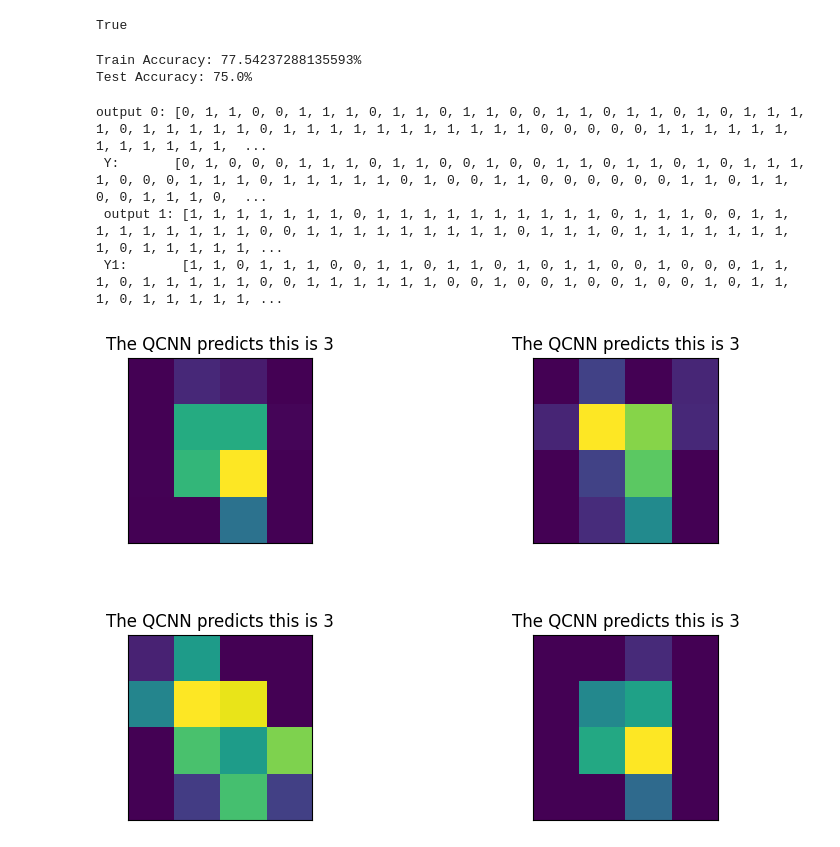
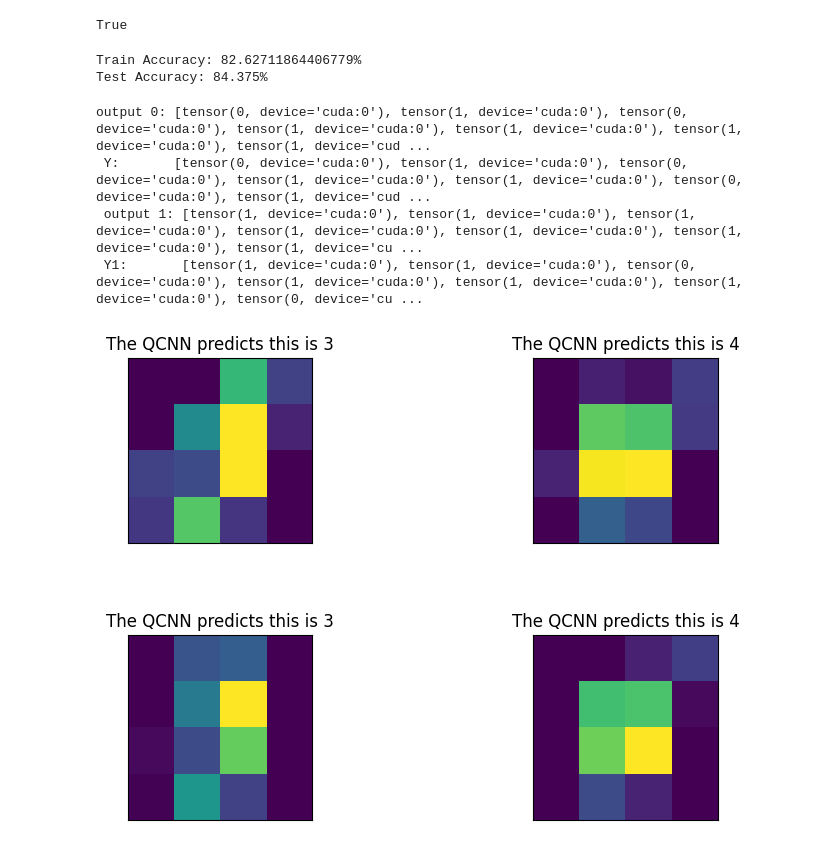
Before and after one commit to hmk55555/QCNN-Research, a Jupyter notebook: GPU/V4 (FINAL TESTING)/Estimator 2 Classes Circuit 1 (256 Batch)/TwoQubits(One_Hot).ipynb, the cells around one changed output. Cells and saved outputs as stored; diff of their text form; code cells hidden in the pictures.

```diff
--- a/GPU/V4 (FINAL TESTING)/Estimator 2 Classes Circuit 1 (256 Batch)/TwoQubits(One_Hot).ipynb
+++ b/GPU/V4 (FINAL TESTING)/Estimator 2 Classes Circuit 1 (256 Batch)/TwoQubits(One_Hot).ipynb
@@ -637,38 +637,38 @@ torch.save(savemodel, "OneQubit(One_Hot)")
 # %% [output]
 True
 # %%
-evalmodel = torch.load("OneQubit(BCE_Loss)", weights_only=False).to("cuda")
+evalmodel = torch.load("TwoQubits(One_Hot)", weights_only=False).to("cuda")
 evalmodel.eval()
 output0 = evalmodel(X)
 output1 = evalmodel(X1)
 print(f"Train Accuracy: {accuracy(output0, Y)}%")
 print(f"Test Accuracy: {accuracy(output1, Y1)}%")
 # %% [output]
-Train Accuracy: 77.54237288135593%
-Test Accuracy: 75.0%
+Train Accuracy: 82.62711864406779%
+Test Accuracy: 84.375%
 # %%
 def translate(array):
     arr = []
     for e in array:
-        arr.append(torch.argmax(e.item()))
+        arr.append(torch.argmax(e))
     return arr
 print(f"output 0: {translate(output0)}, \n Y:       {translate(Y)}, \n output 1: {translate(output1)}, \n Y1:       {translate(Y1)}")
 # %% [output]
-output 0: [0, 1, 1, 0, 0, 1, 1, 1, 0, 1, 1, 0, 1, 1, 0, 0, 1, 1, 0, 1, 1, 0, 1, 0, 1, 1, 1, 1, 0, 1, 1, 1, 1, 1, 0, 1, 1, 1, 1, 1, 1, 1, 1, 1, 1, 1, 0, 0, 0, 0, 0, 1, 1, 1, 1, 1, 1, 1, 1, 1, 1, 1, 1,  ...
- Y:       [0, 1, 0, 0, 0, 1, 1, 1, 0, 1, 1, 0, 0, 1, 0, 0, 1, 1, 0, 1, 1, 0, 1, 0, 1, 1, 1, 1, 0, 0, 0, 1, 1, 1, 0, 1, 1, 1, 1, 1, 0, 1, 0, 0, 1, 1, 0, 0, 0, 0, 0, 0, 1, 1, 0, 1, 1, 0, 0, 1, 1, 1, 0,  ...
- output 1: [1, 1, 1, 1, 1, 1, 1, 0, 1, 1, 1, 1, 1, 1, 1, 1, 1, 1, 0, 1, 1, 1, 0, 0, 1, 1, 1, 1, 1, 1, 1, 1, 1, 0, 0, 1, 1, 1, 1, 1, 1, 1, 1, 1, 0, 1, 1, 1, 0, 1, 1, 1, 1, 1, 1, 1, 1, 0, 1, 1, 1, 1, 1, ...
- Y1:       [1, 1, 0, 1, 1, 1, 0, 0, 1, 1, 0, 1, 1, 0, 1, 0, 1, 1, 0, 0, 1, 0, 0, 0, 1, 1, 1, 0, 1, 1, 1, 1, 1, 0, 0, 1, 1, 1, 1, 1, 1, 0, 0, 1, 0, 0, 1, 0, 0, 1, 0, 0, 1, 0, 1, 1, 1, 0, 1, 1, 1, 1, 1, ...
+output 0: [tensor(0, device='cuda:0'), tensor(1, device='cuda:0'), tensor(0, device='cuda:0'), tensor(1, device='cuda:0'), tensor(1, device='cuda:0'), tensor(1, device='cuda:0'), tensor(1, device='cud ...
+ Y:       [tensor(0, device='cuda:0'), tensor(1, device='cuda:0'), tensor(0, device='cuda:0'), tensor(1, device='cuda:0'), tensor(1, device='cuda:0'), tensor(0, device='cuda:0'), tensor(1, device='cud ...
+ output 1: [tensor(1, device='cuda:0'), tensor(1, device='cuda:0'), tensor(1, device='cuda:0'), tensor(1, device='cuda:0'), tensor(1, device='cuda:0'), tensor(1, device='cuda:0'), tensor(1, device='cu ...
+ Y1:       [tensor(1, device='cuda:0'), tensor(1, device='cuda:0'), tensor(0, device='cuda:0'), tensor(1, device='cuda:0'), tensor(1, device='cuda:0'), tensor(1, device='cuda:0'), tensor(0, device='cu ...
 # %%
 fig, ax = plt.subplots(2, 2, figsize=(10, 6), subplot_kw={"xticks": [], "yticks": []})
 for i in range(0, 4):
-    ax[i // 2, i % 2].imshow(X1.detach().cpu().numpy()[i].reshape(4, 4), aspect="equal")
+    ax[i // 2, i % 2].imshow(X.detach().cpu().numpy()[i].reshape(4, 4), aspect="equal")
     if torch.argmax(output0[i]) == 0:
         ax[i // 2, i % 2].set_title("The QCNN predicts this is 3")
     if torch.argmax(output0[i]) == 1:
         ax[i // 2, i % 2].set_title("The QCNN predicts this is 4")
 plt.subplots_adjust(wspace=0.1, hspace=0.5)
 # %% [output]
-[figure, old version]
+[figure, new version]
 # %%
 print(result)
 # %% [output]
```
Also changed, not shown: parts of 11 cells of this notebook, 7 other files.
